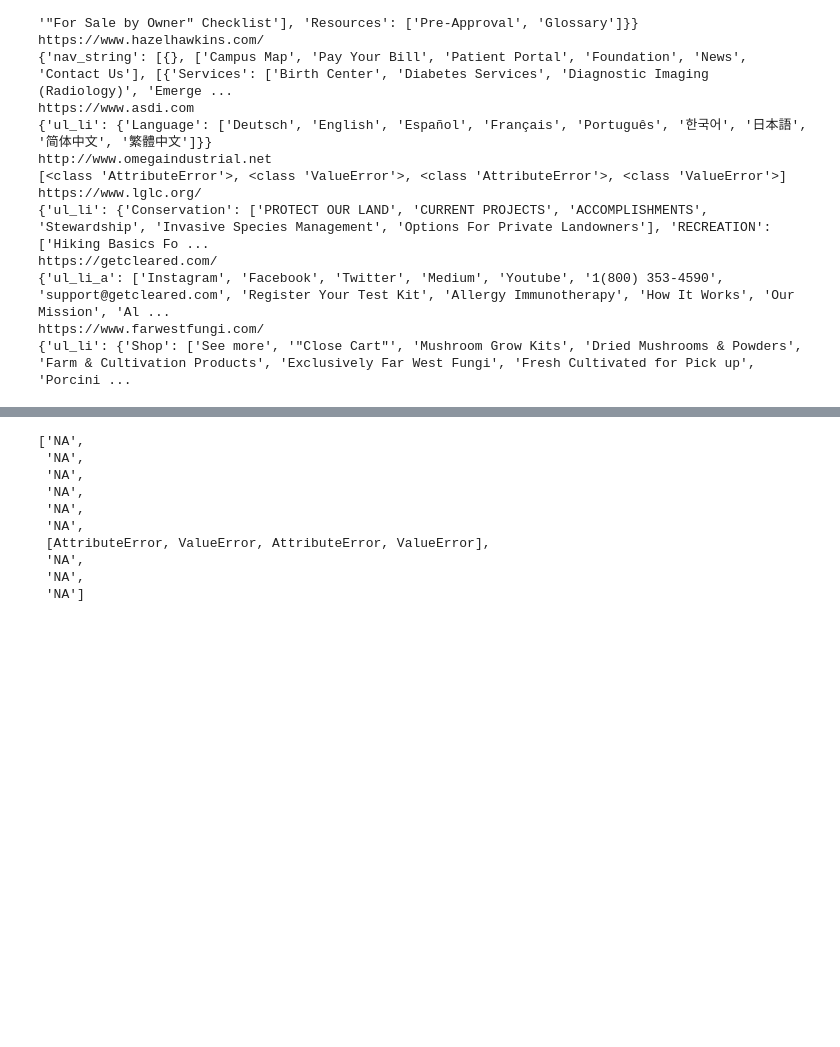
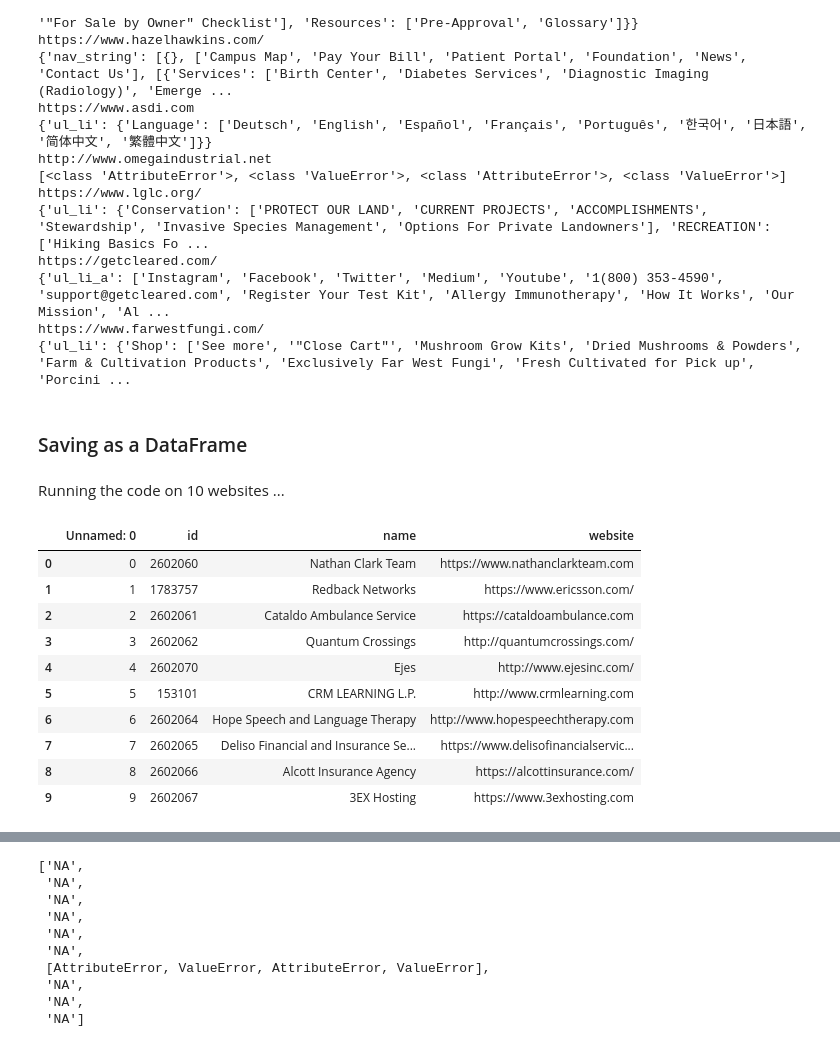
Before and after one commit to pratyush335/WebScraping, a Jupyter notebook: Global_Nav_Scrape_Update2.ipynb, the cells around one changed output, grey strips where cells are left out. Drawn from its saved outputs; the diff is of its cells as text; code cells hidden in the pictures; blank space fills up the shorter version.

Commit message:
update: saving as a df

```diff
--- a/Global_Nav_Scrape_Update2.ipynb
+++ b/Global_Nav_Scrape_Update2.ipynb
@@ -387,3 +387,7 @@ https://getcleared.com/
 {'ul_li_a': ['Instagram', 'Facebook', 'Twitter', 'Medium', 'Youtube', '1(800) 353-4590', 'support@getcleared.com', 'Register Your Test Kit', 'Allergy Immunotherapy', 'How It Works', 'Our Mission', 'Al ...
 https://www.farwestfungi.com/
 {'ul_li': {'Shop': ['See more', '"Close Cart"', 'Mushroom Grow Kits', 'Dried Mushrooms & Powders', 'Farm & Cultivation Products', 'Exclusively Far West Fungi', 'Fresh Cultivated for Pick up', 'Porcini ...
+# %% [markdown]
+### Saving as a DataFrame
+# %% [markdown]
+Running the code on 10 websites ...
@@ -389,0 +412,15 @@ https://www.farwestfungi.com/
+# %%
+df = ddf[:10]
+df
+# %% [output]
+|  | Unnamed: 0 | id | name | website |
+| 0 | 0 | 2602060 | Nathan Clark Team | https://www.nathanclarkteam.com |
+| 1 | 1 | 1783757 | Redback Networks | https://www.ericsson.com/ |
+| 2 | 2 | 2602061 | Cataldo Ambulance Service | https://cataldoambulance.com |
+| 3 | 3 | 2602062 | Quantum Crossings | http://quantumcrossings.com/ |
+| 4 | 4 | 2602070 | Ejes | http://www.ejesinc.com/ |
+| 5 | 5 | 153101 | CRM LEARNING L.P. | http://www.crmlearning.com |
+| 6 | 6 | 2602064 | Hope Speech and Language Therapy | http://www.hopespeechtherapy.com |
+| 7 | 7 | 2602065 | Deliso Financial and Insurance Se... | https://www.delisofinancialservic... |
+| 8 | 8 | 2602066 | Alcott Insurance Agency | https://alcottinsurance.com/ |
+| 9 | 9 | 2602067 | 3EX Hosting | https://www.3exhosting.com |
```
Also changed, not shown: parts of 5 cells of this notebook.
